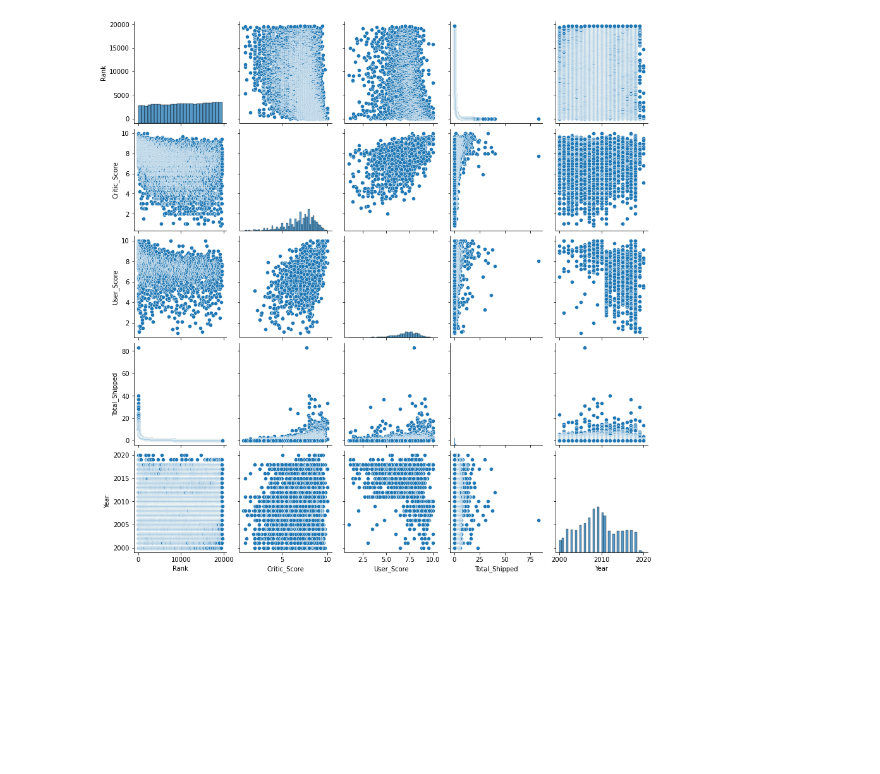
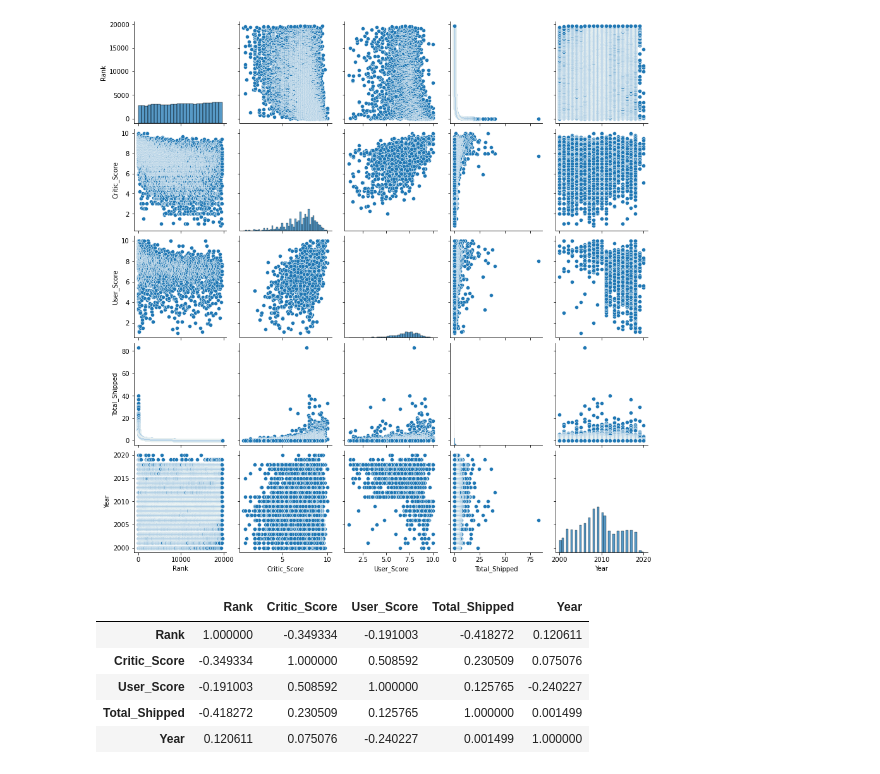
Before and after one commit to MegTully/Programming-For-DA-Project, a Jupyter notebook: Video game data.ipynb, the cells around one changed output. Cells and saved outputs as stored; diff of their text form; code cells hidden in the pictures; blank space fills up the shorter version.

```diff
--- a/Video game data.ipynb
+++ b/Video game data.ipynb
@@ -101,3 +122,12 @@ sns.pairplot(dataset)
 # %% [output]
 <seaborn.axisgrid.PairGrid at 0x...>
 [figure]
+# %%
+dataset.corr()
+# %% [output]
+|  | Rank | Critic_Score | User_Score | Total_Shipped | Year |
+| Rank | 1.000000 | -0.349334 | -0.191003 | -0.418272 | 0.120611 |
+| Critic_Score | -0.349334 | 1.000000 | 0.508592 | 0.230509 | 0.075076 |
+| User_Score | -0.191003 | 0.508592 | 1.000000 | 0.125765 | -0.240227 |
+| Total_Shipped | -0.418272 | 0.230509 | 0.125765 | 1.000000 | 0.001499 |
+| Year | 0.120611 | 0.075076 | -0.240227 | 0.001499 | 1.000000 |
```
Also changed, not shown: parts of 7 cells of this notebook.
